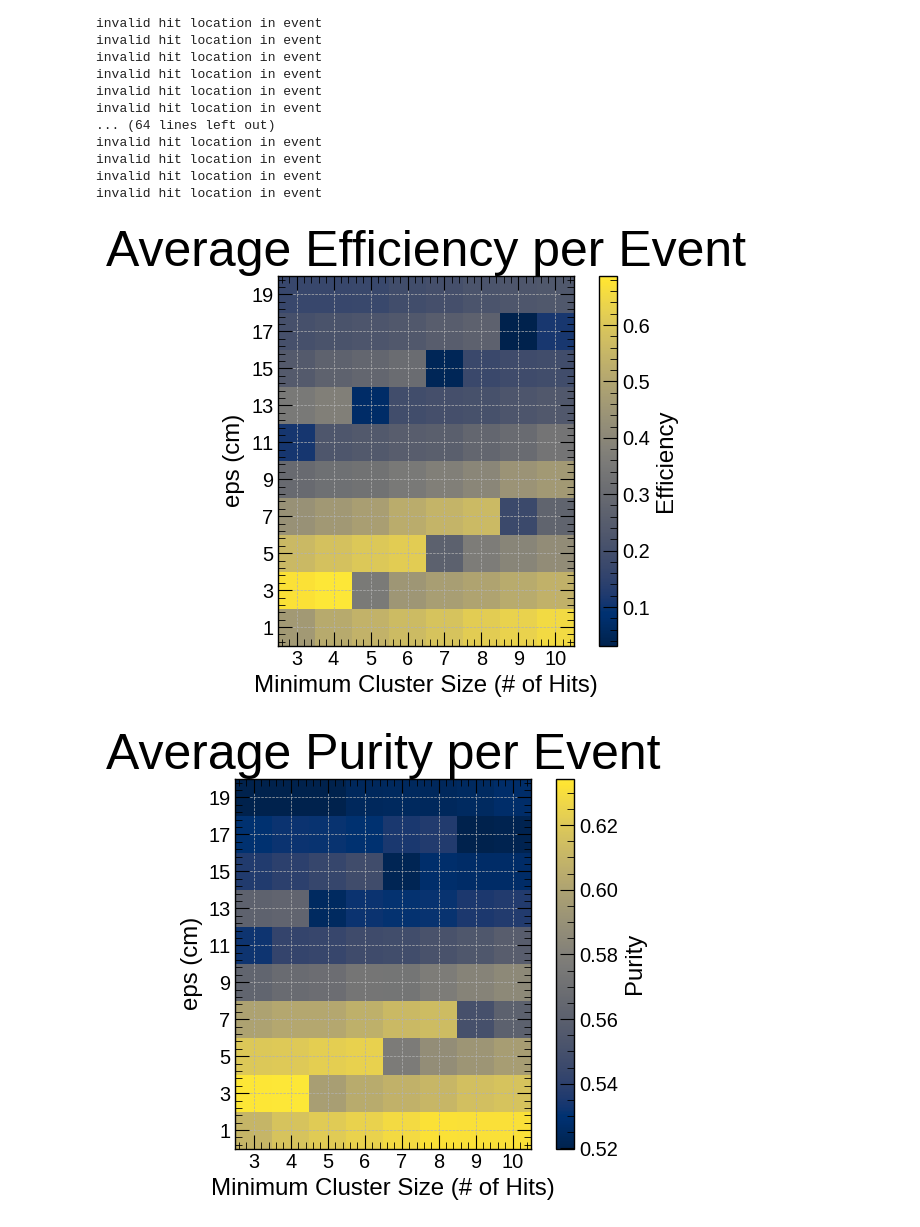
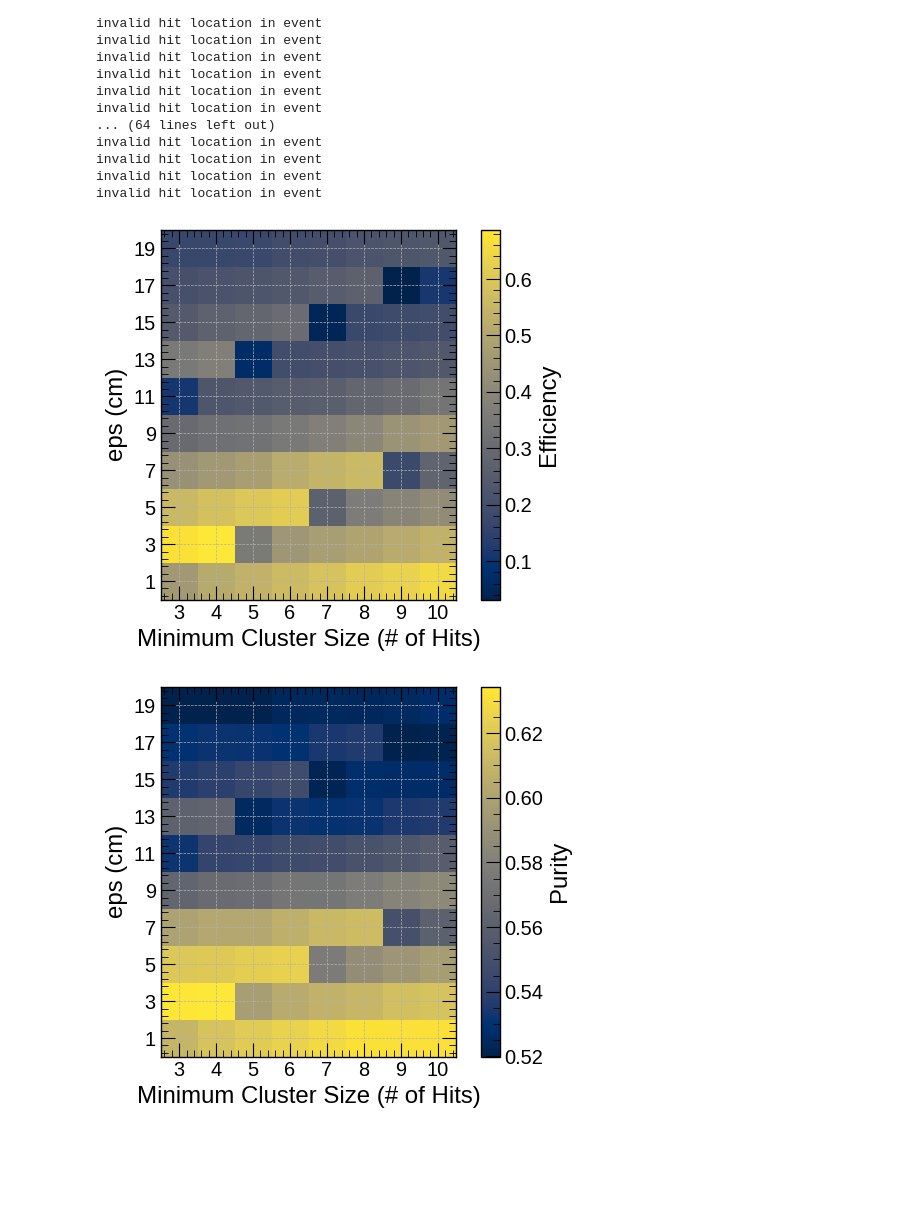
Before and after one commit to lmlepin9/2x2_neutron_sources, a Jupyter notebook: AmBe/charge/Hit_Clustering.ipynb, the cells around one changed output. Cells and saved outputs as stored; diff of their text form; code cells hidden in the pictures; blank space fills up the shorter version.

```diff
--- a/AmBe/charge/Hit_Clustering.ipynb
+++ b/AmBe/charge/Hit_Clustering.ipynb
@@ -285,36 +213,36 @@ pur_array = np.reshape(avg_pur_per_evt, (len(eps_list), len(cluster_size_list)))
 
 # Efficiency
 plt.imshow(eff_array, origin='lower')
 plt.colorbar(label='Efficiency')
 plt.ylabel('eps (cm)')
 plt.xlabel('Minimum Cluster Size (# of Hits)')
 plt.xticks(ticks=np.arange(0,len(cluster_size_list),1), labels=cluster_size_list)
 plt.yticks(ticks=np.arange(0,len(eps_list),1), labels=eps_list)
-plt.title('Average Efficiency per Event')
+#plt.title('Average Efficiency per Event')
 plt.grid(True)
 plt.show()
 
 # Purity
 plt.imshow(pur_array, origin='lower')
 plt.colorbar(label='Purity')
 plt.ylabel('eps (cm)')
 plt.xlabel('Minimum Cluster Size (# of Hits)')
 plt.xticks(ticks=np.arange(0,len(cluster_size_list),1), labels=cluster_size_list)
 plt.yticks(ticks=np.arange(0,len(eps_list),1), labels=eps_list)
-plt.title('Average Purity per Event')
+#plt.title('Average Purity per Event')
 plt.grid(True)
 plt.show()
 
 # Purity/Efficiency
 plt.imshow(pur_array/eff_array, origin='lower')
-plt.colorbar(label='Purity')
+plt.colorbar(label='Purity/Efficiency')
 plt.ylabel('eps (cm)')
 plt.xlabel('Minimum Cluster Size (# of Hits)')
 plt.xticks(ticks=np.arange(0,len(cluster_size_list),1), labels=cluster_size_list)
 plt.yticks(ticks=np.arange(0,len(eps_list),1), labels=eps_list)
-plt.title('Purity/Efficiency per Event')
+#plt.title('Purity/Efficiency per Event')
 plt.grid(True)
 plt.show()
 # %% [output]
-[figure, old version]
+[figure, new version]
-[figure, old version]
+[figure, new version]
```
Also changed, not shown: parts of 3 cells of this notebook.
